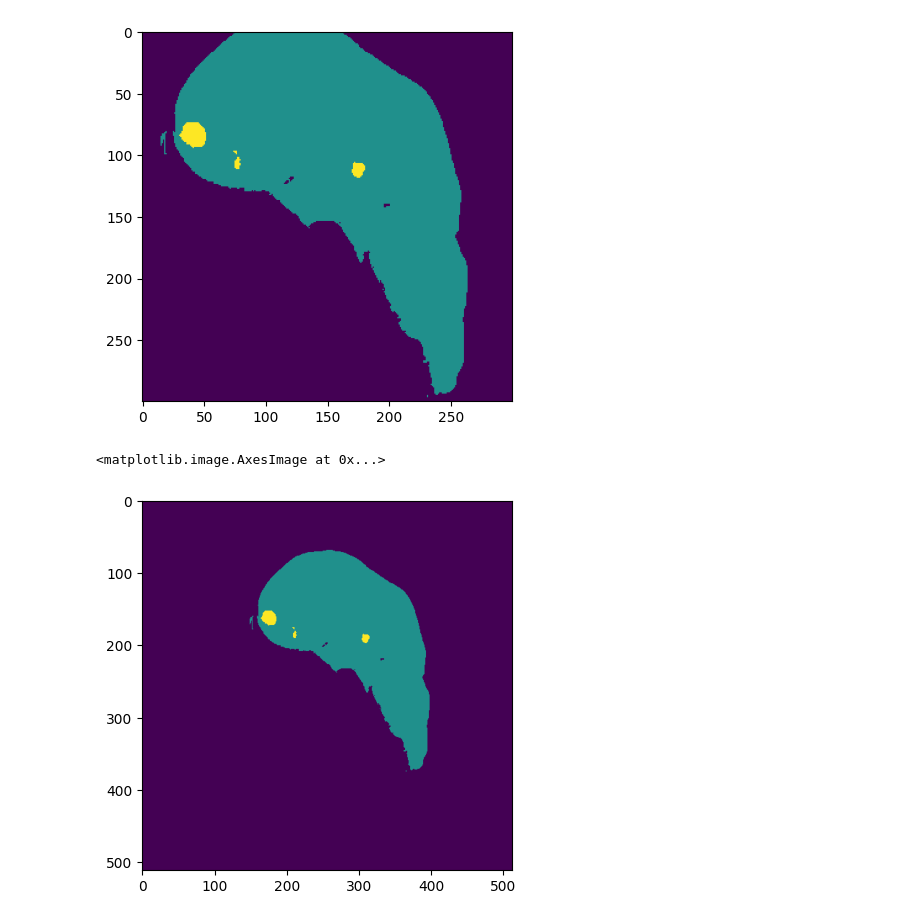
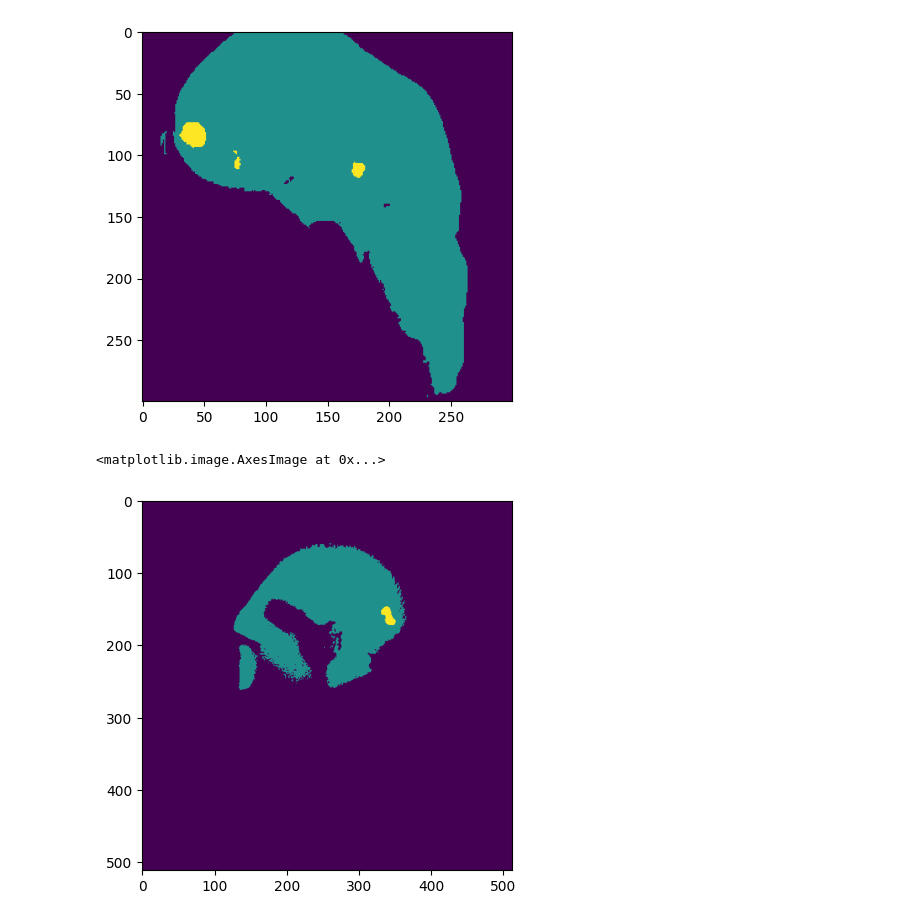
Before and after one commit to Jess-Co-Del/medset, a Jupyter notebook: scripts/preparation_steps.ipynb, the cells around one changed output. Saved outputs shown, nothing was run; the diff lists cells and outputs as text; code cells hidden in the pictures.

```diff
--- a/scripts/preparation_steps.ipynb
+++ b/scripts/preparation_steps.ipynb
@@ -131,17 +121,17 @@ plt.imshow(mask)
 # %%
 # Load a raw .nii
 
 import nibabel as nib
 import os
 
 raw_folder = os.path.join(
             "/dataset/Lits",
             "raw"
         )
-scan_id = 1
+scan_id = 61
 mask = nib.load(os.path.join(raw_folder, f"segmentation-{scan_id}"+".nii")).get_fdata()
 image = nib.load(os.path.join(raw_folder, f"volume-{scan_id}"+".nii")).get_fdata()
-plt.imshow(mask[:,:,60])
+plt.imshow(mask[:,:,151])
 # %% [output]
 <matplotlib.image.AxesImage at 0x...>
-[figure, old version]
+[figure, new version]
```
Also changed, not shown: parts of 2 cells of this notebook, 6 other files.
